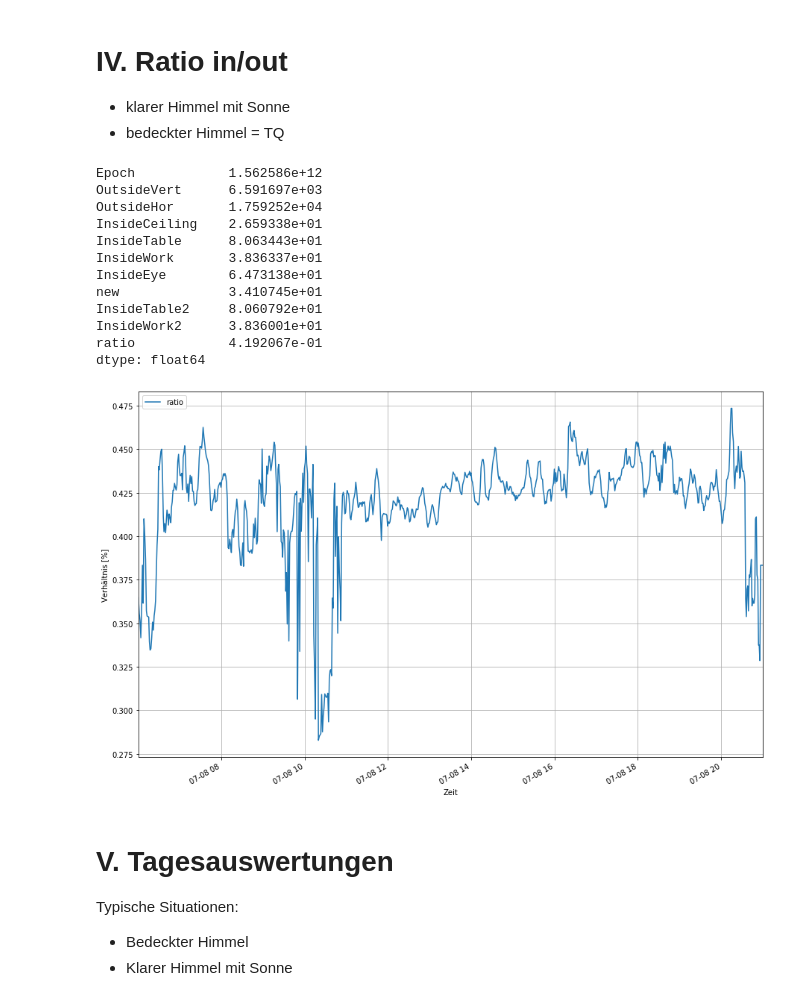
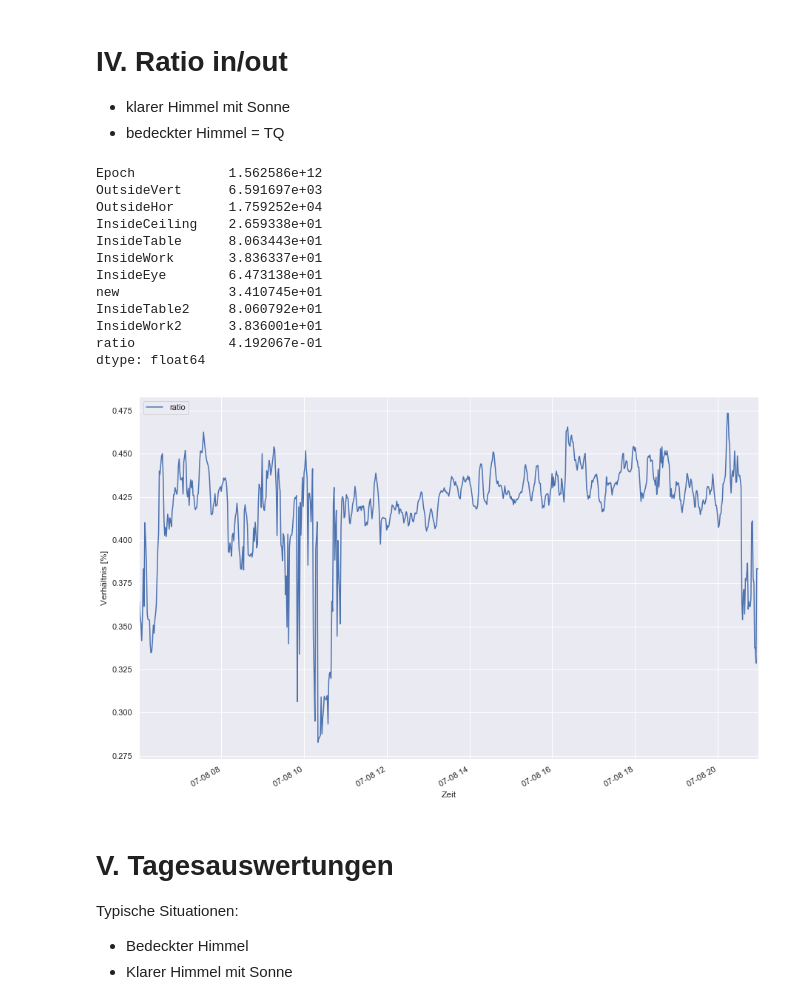
Before and after one commit to OliverZott/DataAnalysis_Almemo, a Jupyter notebook: Data_Almemo.ipynb, the cells around one changed output. Drawn from its saved outputs; the diff is of its cells as text; code cells hidden in the pictures.

Commit message:
last almemo update

```diff
--- a/Data_Almemo.ipynb
+++ b/Data_Almemo.ipynb
@@ -20,7 +20,11 @@ import numpy as np
 import pandas as pd
 import matplotlib.pyplot as plt
 from matplotlib.dates import DateFormatter
+
 import seaborn as sns
+sns.set(rc={'figure.figsize':(12,8)}) # activate seaborn as overlay to matplotlib
+
+
 import datetime
 from datetime import datetime
 import glob
@@ -38,6 +42,7 @@ https://medium.com/jbennetcodes/dealing-with-datetimes-like-a-pro-in-pandas-b80d
 # %%
 # combine all day-files to one single file
-pattern = 'H:/Python_Code/Plot_/data_almemo/*.txt'
+#pattern = 'H:/Python_Code/Plot_/data_almemo/*.txt'
+pattern = 'D:/Users/Dura/Documents/Programmieren/python/Data Analysis/Almemo_DataAnalysis/data_almemo/*.txt'
 txt_files = glob.glob(pattern)
 
 frames = []
@@ -54,7 +59,8 @@ for txt in txt_files:
     frames.append(df)
 
 df = pd.concat(frames)
-df.to_csv("H:/Python_Code/Plot_/Almemo_data.csv", sep=';', encoding='utf-8')
+df.to_csv("D:/Users/Dura/Documents/Programmieren/python/Data Analysis/Almemo_DataAnalysis/Almemo_data.csv",
+          sep=';', encoding='utf-8')
 
 display(df.head(3))
 display(df.tail(3))
@@ -258,32 +264,32 @@ pandas.core.series.Series
 # %%
 # Add column with ratio
 
 # create copy to avoid error because overwriting slice of df!
 df_ratio = df0.loc['2019-07-08 06:00:00' : '2019-07-08 21:00:00'].copy()
 
 # calculate ratio
 df_ratio['ratio'] = df_ratio['InsideCeiling']/df_ratio['OutsideVert']*100
-df_today.head(3)
+df_ratio.head(3)
 
 ax = df_ratio.plot(y='ratio',grid=True,figsize=(15,10))
 ax.set_xlabel("Zeit")
 ax.set_ylabel("Verhältnis [%]")
 
 display(df_ratio.mean())
 # %% [output]
 Epoch            1.562586e+12
 OutsideVert      6.591697e+03
 OutsideHor       1.759252e+04
 InsideCeiling    2.659338e+01
 InsideTable      8.063443e+01
 InsideWork       3.836337e+01
 InsideEye        6.473138e+01
 new              3.410745e+01
 InsideTable2     8.060792e+01
 InsideWork2      3.836001e+01
 ratio            4.192067e-01
 dtype: float64
-[figure, old version]
+[figure, new version]
 # %%
 # Function to add ratio column for given day
 def df_rat(date_start, date_end):
```
Also changed, not shown: parts of 11 cells of this notebook.
